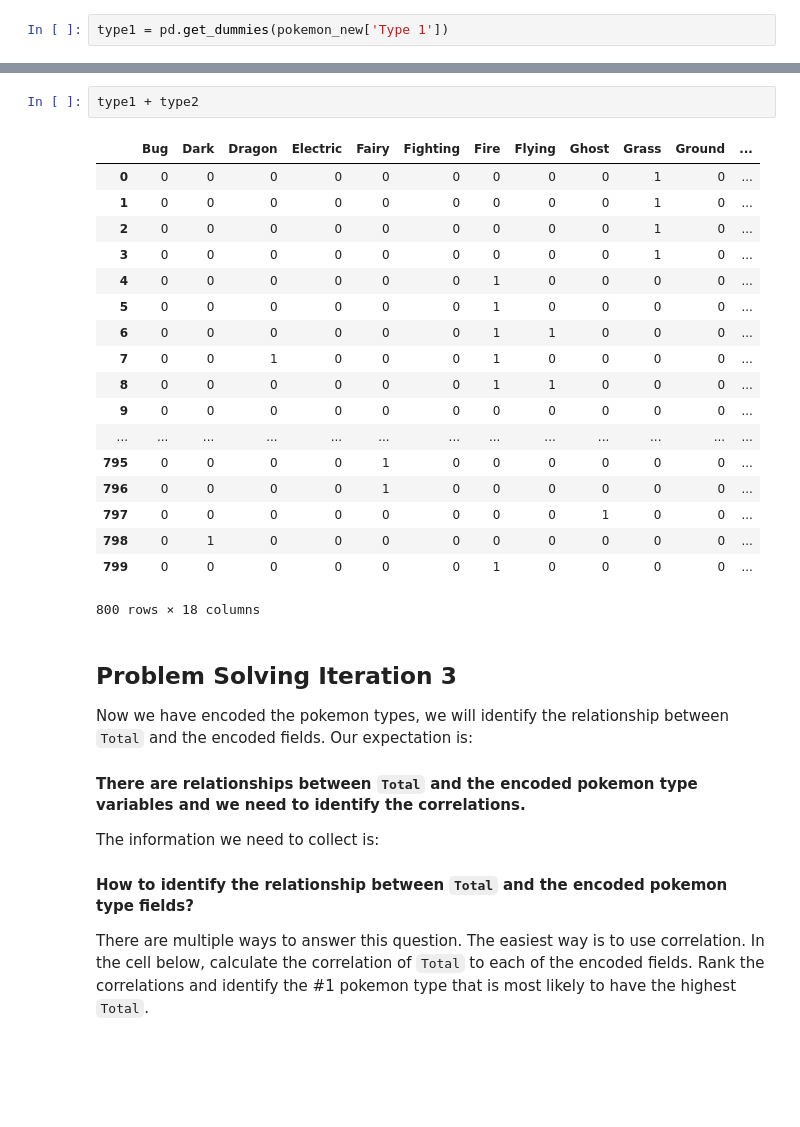
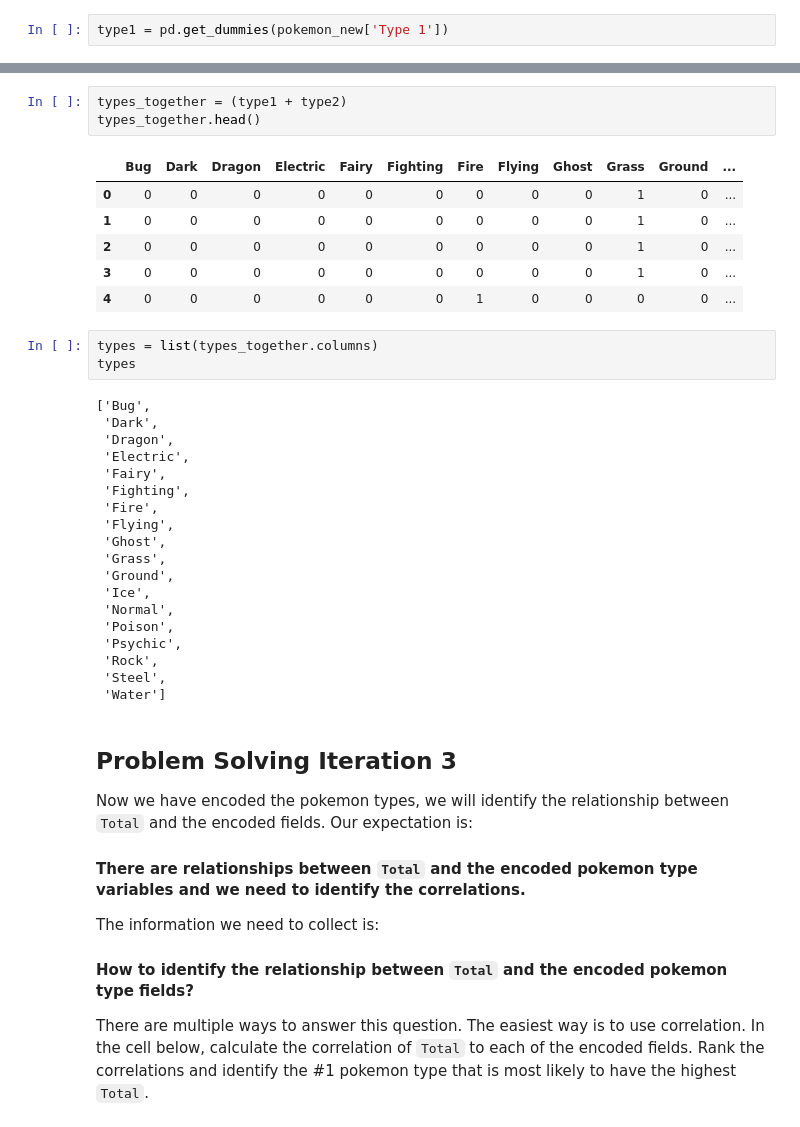
Before and after one commit to JavierLuna/data-labs, a Jupyter notebook: module-2/lab-df-calculation-and-transformation/your-code/challenge-2.ipynb, the cells around one changed output, grey strips where cells are left out. Drawn from its saved outputs; the diff is of its cells as text; blank space fills up the shorter version.

```diff
--- a/module-2/lab-df-calculation-and-transformation/your-code/challenge-2.ipynb
+++ b/module-2/lab-df-calculation-and-transformation/your-code/challenge-2.ipynb
@@ -236,24 +153,35 @@ type2
-# %%
-type1 + type2
-# %% [output]
-|  | Bug | Dark | Dragon | Electric | Fairy | Fighting | Fire | Flying | Ghost | Grass | Ground | ... |
-| 0 | 0 | 0 | 0 | 0 | 0 | 0 | 0 | 0 | 0 | 1 | 0 | ... |
-| 1 | 0 | 0 | 0 | 0 | 0 | 0 | 0 | 0 | 0 | 1 | 0 | ... |
-| 2 | 0 | 0 | 0 | 0 | 0 | 0 | 0 | 0 | 0 | 1 | 0 | ... |
-| 3 | 0 | 0 | 0 | 0 | 0 | 0 | 0 | 0 | 0 | 1 | 0 | ... |
-| 4 | 0 | 0 | 0 | 0 | 0 | 0 | 1 | 0 | 0 | 0 | 0 | ... |
-| 5 | 0 | 0 | 0 | 0 | 0 | 0 | 1 | 0 | 0 | 0 | 0 | ... |
-| 6 | 0 | 0 | 0 | 0 | 0 | 0 | 1 | 1 | 0 | 0 | 0 | ... |
-| 7 | 0 | 0 | 1 | 0 | 0 | 0 | 1 | 0 | 0 | 0 | 0 | ... |
-| 8 | 0 | 0 | 0 | 0 | 0 | 0 | 1 | 1 | 0 | 0 | 0 | ... |
-| 9 | 0 | 0 | 0 | 0 | 0 | 0 | 0 | 0 | 0 | 0 | 0 | ... |
-| ... | ... | ... | ... | ... | ... | ... | ... | ... | ... | ... | ... | ... |
-| 795 | 0 | 0 | 0 | 0 | 1 | 0 | 0 | 0 | 0 | 0 | 0 | ... |
-| 796 | 0 | 0 | 0 | 0 | 1 | 0 | 0 | 0 | 0 | 0 | 0 | ... |
-| 797 | 0 | 0 | 0 | 0 | 0 | 0 | 0 | 0 | 1 | 0 | 0 | ... |
-| 798 | 0 | 1 | 0 | 0 | 0 | 0 | 0 | 0 | 0 | 0 | 0 | ... |
-| 799 | 0 | 0 | 0 | 0 | 0 | 0 | 1 | 0 | 0 | 0 | 0 | ... |
-800 rows × 18 columns
+# %%
+types_together = (type1 + type2)
+types_together.head()
+# %% [output]
+|  | Bug | Dark | Dragon | Electric | Fairy | Fighting | Fire | Flying | Ghost | Grass | Ground | ... |
+| 0 | 0 | 0 | 0 | 0 | 0 | 0 | 0 | 0 | 0 | 1 | 0 | ... |
+| 1 | 0 | 0 | 0 | 0 | 0 | 0 | 0 | 0 | 0 | 1 | 0 | ... |
+| 2 | 0 | 0 | 0 | 0 | 0 | 0 | 0 | 0 | 0 | 1 | 0 | ... |
+| 3 | 0 | 0 | 0 | 0 | 0 | 0 | 0 | 0 | 0 | 1 | 0 | ... |
+| 4 | 0 | 0 | 0 | 0 | 0 | 0 | 1 | 0 | 0 | 0 | 0 | ... |
+# %%
+types = list(types_together.columns)
+types
+# %% [output]
+['Bug',
+ 'Dark',
+ 'Dragon',
+ 'Electric',
+ 'Fairy',
+ 'Fighting',
+ 'Fire',
+ 'Flying',
+ 'Ghost',
+ 'Grass',
+ 'Ground',
+ 'Ice',
+ 'Normal',
+ 'Poison',
+ 'Psychic',
+ 'Rock',
+ 'Steel',
+ 'Water']
 # %% [markdown]
 ## Problem Solving Iteration 3
 
```
Also changed, not shown: parts of 34 cells of this notebook, 1 other file.
